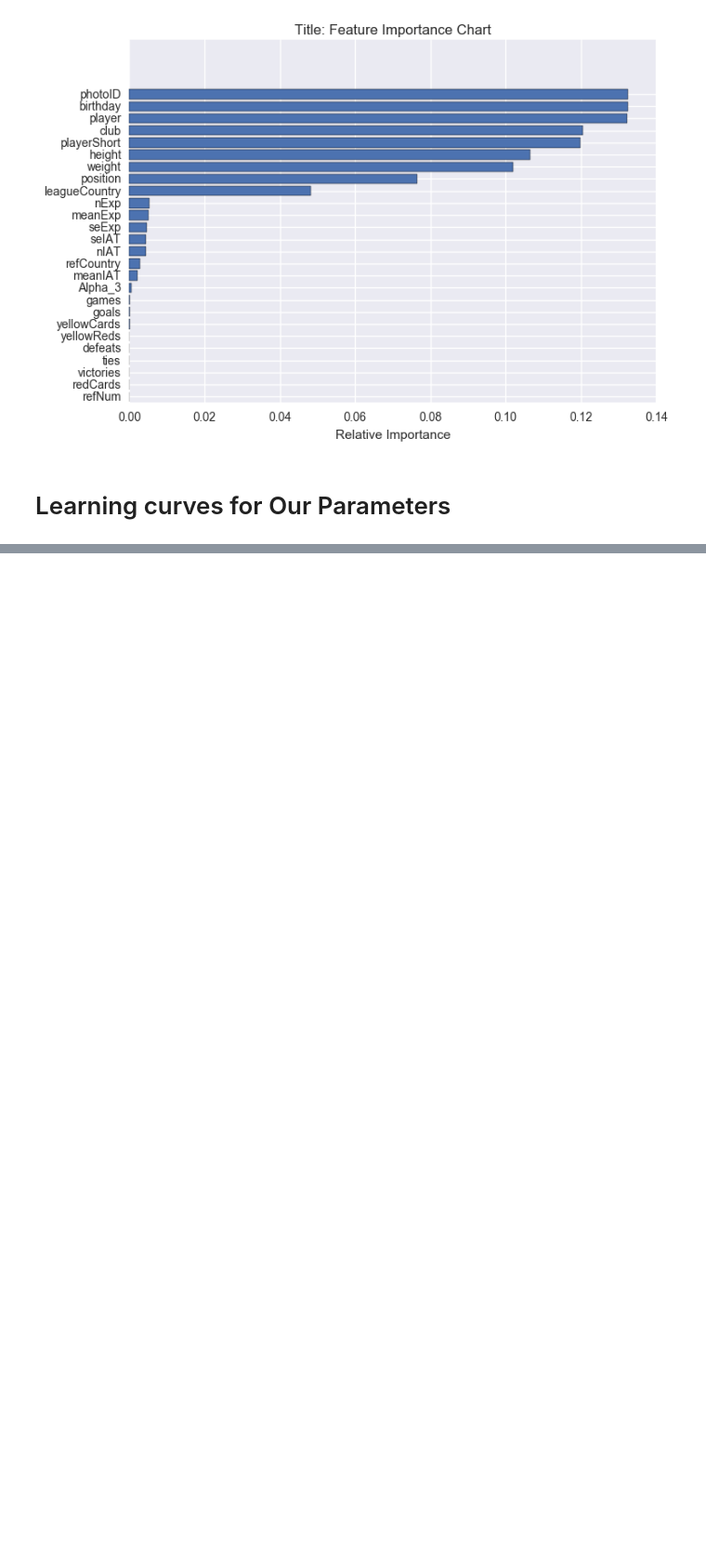
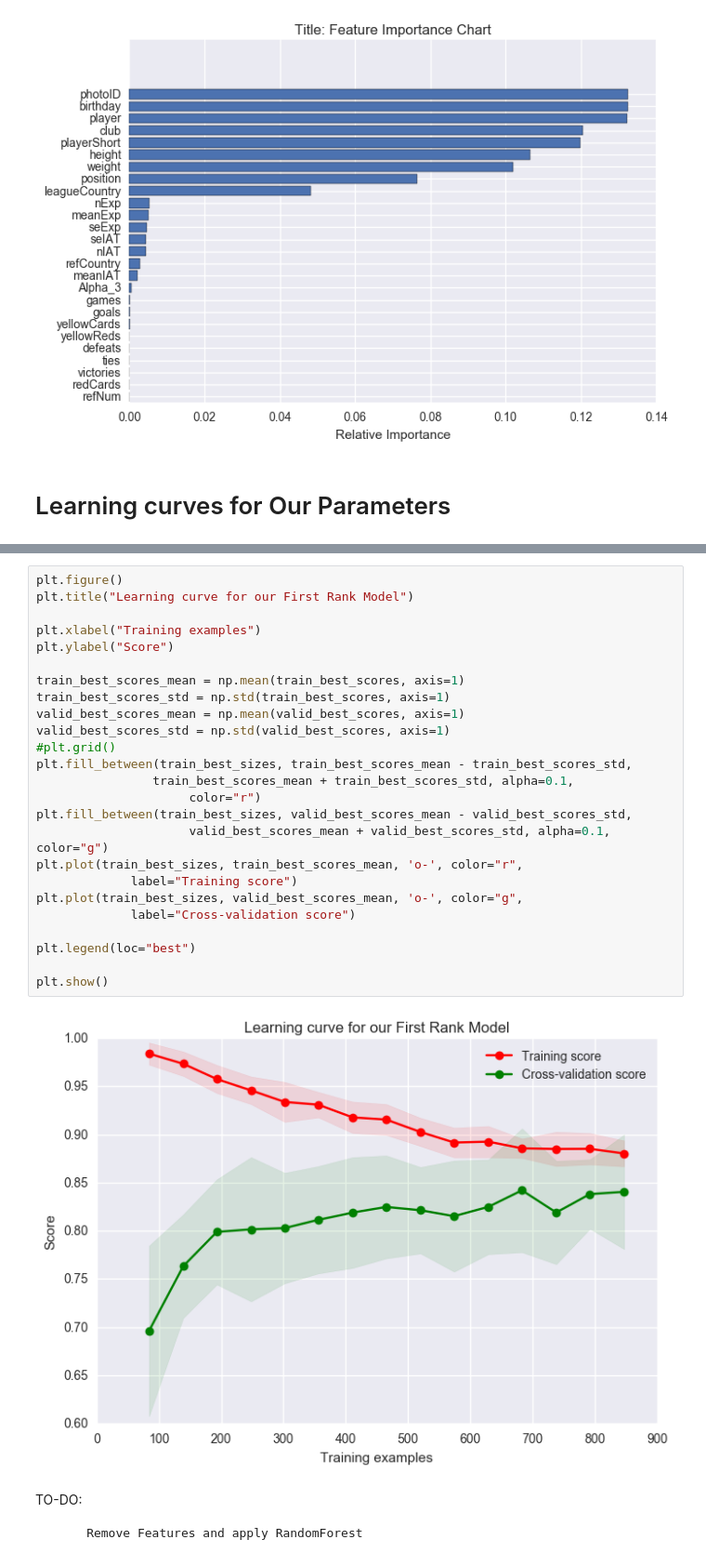
Before and after one commit to ThomVett/Homework, a Jupyter notebook: HomeWork_4/Homework 04. (Applied Machine Learning).ipynb, the cells around one changed output, grey strips where cells are left out. Shown at 93% size. Cells and saved outputs as stored; diff of their text form; blank space fills up the shorter version.

```diff
--- a/HomeWork_4/Homework 04. (Applied Machine Learning).ipynb
+++ b/HomeWork_4/Homework 04. (Applied Machine Learning).ipynb
@@ -421,0 +460,31 @@ Below we  generate various RandomForest classifier each having different paramet
+# %%
+plt.figure()
+plt.title("Learning curve for our First Rank Model")
+
+plt.xlabel("Training examples")
+plt.ylabel("Score")
+
+train_best_scores_mean = np.mean(train_best_scores, axis=1)
+train_best_scores_std = np.std(train_best_scores, axis=1)
+valid_best_scores_mean = np.mean(valid_best_scores, axis=1)
+valid_best_scores_std = np.std(valid_best_scores, axis=1)
+#plt.grid()
+plt.fill_between(train_best_sizes, train_best_scores_mean - train_best_scores_std,
+                train_best_scores_mean + train_best_scores_std, alpha=0.1,
+                     color="r")
+plt.fill_between(train_best_sizes, valid_best_scores_mean - valid_best_scores_std,
+                     valid_best_scores_mean + valid_best_scores_std, alpha=0.1, color="g")
+plt.plot(train_best_sizes, train_best_scores_mean, 'o-', color="r",
+             label="Training score")
+plt.plot(train_best_sizes, valid_best_scores_mean, 'o-', color="g",
+             label="Cross-validation score")
+
+plt.legend(loc="best")
+
+plt.show()
+# %% [output]
+[figure, added]
+# %% [markdown]
+TO-DO:
+
+         Remove Features and apply RandomForest
```
Also changed, not shown: parts of 13 cells of this notebook.
